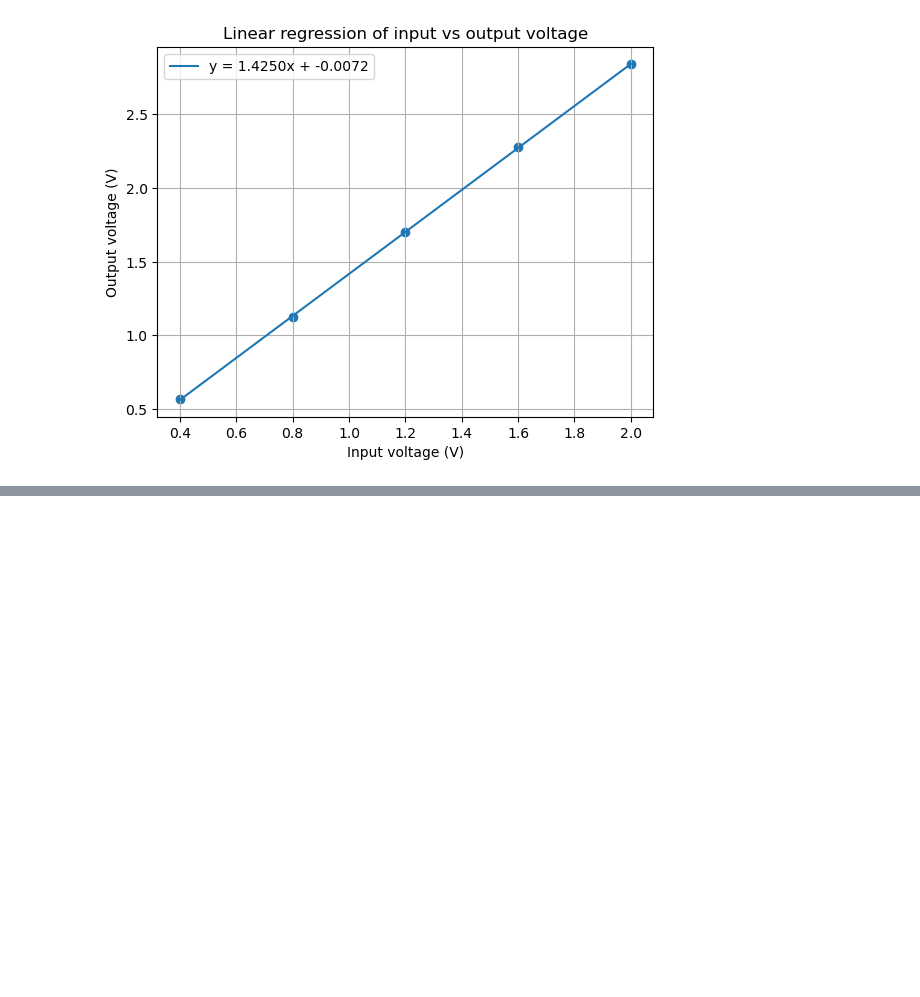
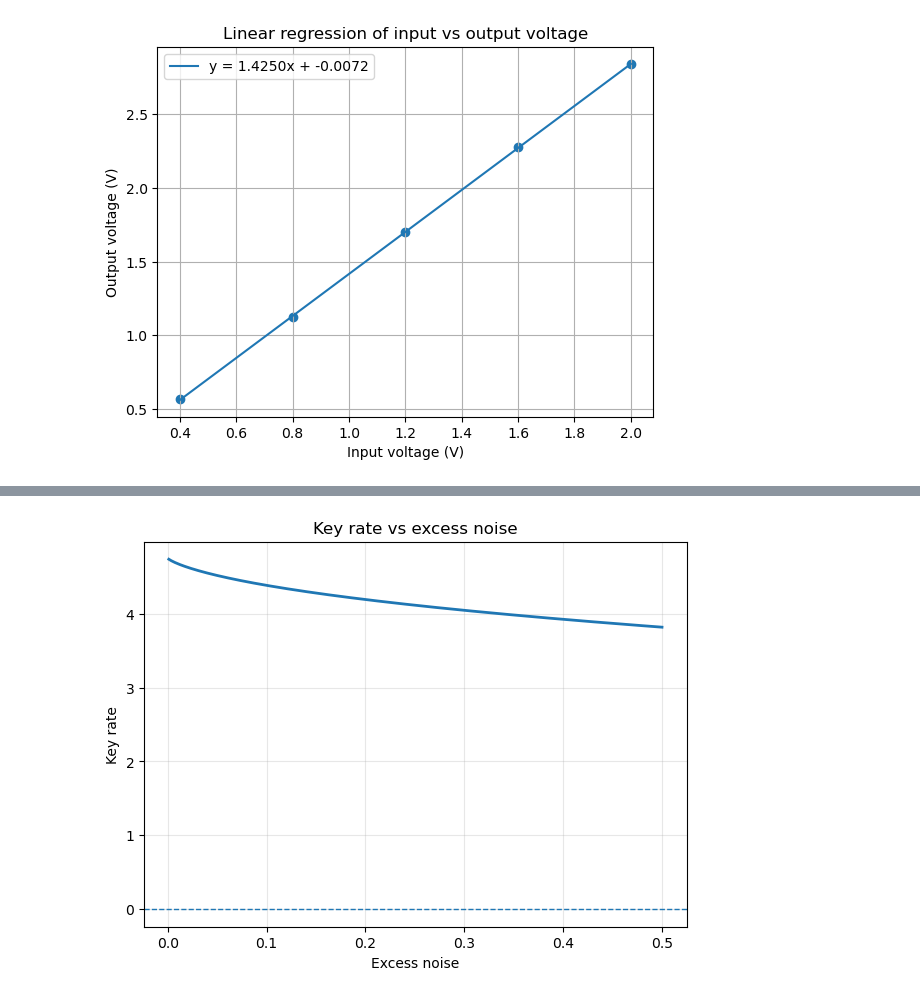
Before and after one commit to Mluonium/qkd-experiment, a Jupyter notebook: final_plots.ipynb, the cells around one changed output, grey strips where cells are left out. Drawn from its saved outputs; the diff is of its cells as text; code cells hidden in the pictures; blank space fills up the shorter version.

Commit message:
add final plots and key rate py script

```diff
--- a/final_plots.ipynb
+++ b/final_plots.ipynb
@@ -22,0 +39,18 @@ plt.show()
+# %%
+def compute_key_rate(
+    MI_chunk: float,
+    I_YE: float,
+    beta: float,
+) -> float:
+
+    return beta * MI_chunk - I_YE
+# %%
+def hol_g(x: float | np.ndarray) -> float | np.ndarray:
+
+    x = np.asarray(x)
+
+    return np.where(
+        x > 0,
+        (x + 1) * np.log2(x + 1) - x * np.log2(x),
+        0.0,
+    )
@@ -22,0 +218,64 @@ plt.show()
+# %%
+if __name__ == "__main__":
+    seg_ref = np.array([1 + 0.2j, 2 + 0.1j, 3 + 0.4j])
+    seg_rx = np.array([0.9 + 0.3j, 2.1 + 0.2j, 2.8 + 0.5j])
+
+    SNU_I = 1.0
+    SNU_Q = 1.0
+    VelecI = 0.01
+    VelecQ = 0.01
+    NnB2B = 5.0
+    tauAvg = 0.68
+    beta = 0.95
+
+    chunk = compute_chunk_values(
+        seg_ref=seg_ref,
+        seg_rx=seg_rx,
+        SNU_I=SNU_I,
+        SNU_Q=SNU_Q,
+        VelecI=VelecI,
+        VelecQ=VelecQ,
+        NnB2B=NnB2B,
+        tauAvg=tauAvg,
+    )
+
+    peQch = ChannelParams(
+        u=0.5 * (chunk["EN_I"] + chunk["EN_Q"]),
+        eta=chunk["etaAvg_chunk"],
+        t=0.5 * (VelecI + VelecQ),
+        tau=0.68,
+        NnB2B=NnB2B,
+    )
+
+    I_YE = get_holevo(peQch)
+    key_rate = compute_key_rate(chunk["MI_chunk"], I_YE, beta)
+
+    print(f"MI_chunk: {chunk['MI_chunk']:.6f}")
+    print(f"I_YE:     {I_YE:.6f}")
+    print(f"Key rate: {key_rate:.6f}")
+
+    noise_values = np.linspace(0.001, 0.5, 400)
+
+    Velec_avg = 0.5 * (VelecI + VelecQ)
+
+    key_rates = key_rate_vs_noise(
+        MI_chunk=chunk["MI_chunk"],
+        eta=chunk["etaAvg_chunk"],
+        Velec_avg=Velec_avg,
+        tau=0.68,
+        NnB2B=NnB2B,
+        beta=beta,
+        noise_values=noise_values,
+    )
+
+    plt.figure(figsize=(7, 5))
+    plt.plot(noise_values, key_rates, linewidth=2)
+    plt.axhline(0, linestyle="--", linewidth=1)
+
+    plt.xlabel("Excess noise")
+    plt.ylabel("Key rate")
+    plt.title("Key rate vs excess noise")
+    plt.grid(True, alpha=0.3)
+
+    plt.show()
+# %% [output]
@@ -22,0 +285 @@ plt.show()
+[figure, added]
```
Also changed, not shown: parts of 9 cells of this notebook, 1 other file.
